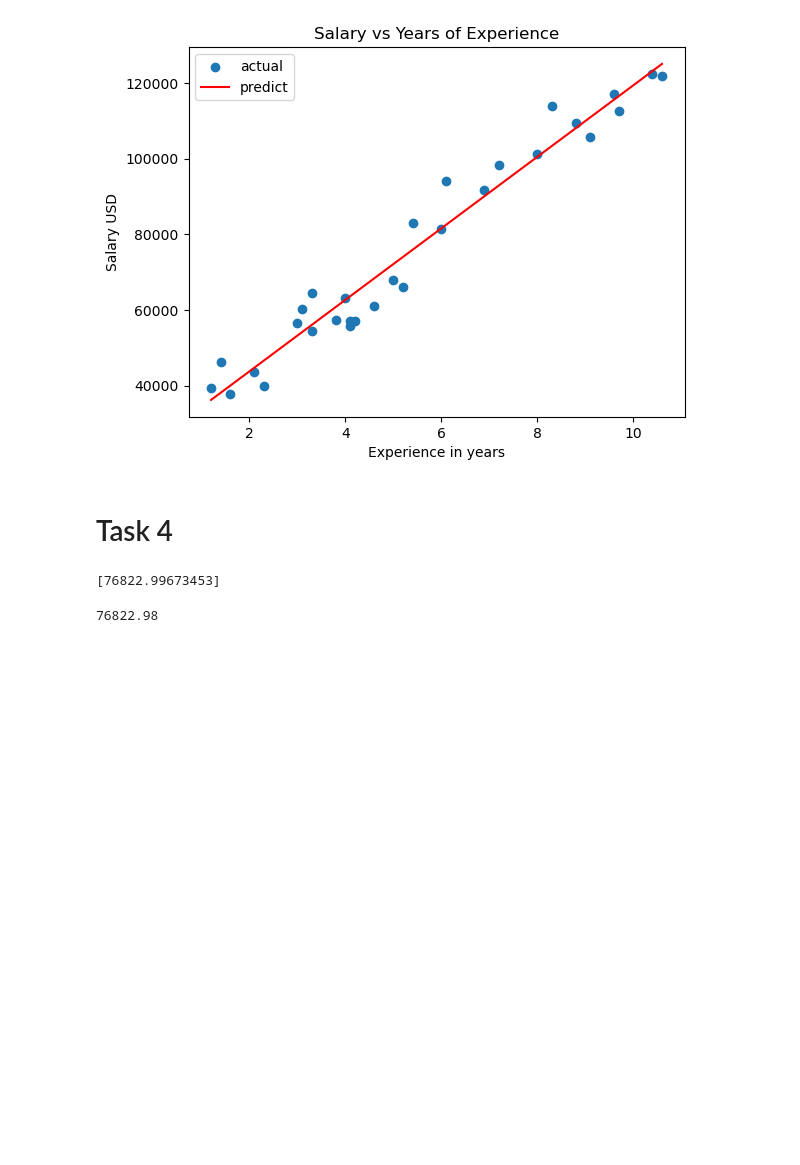
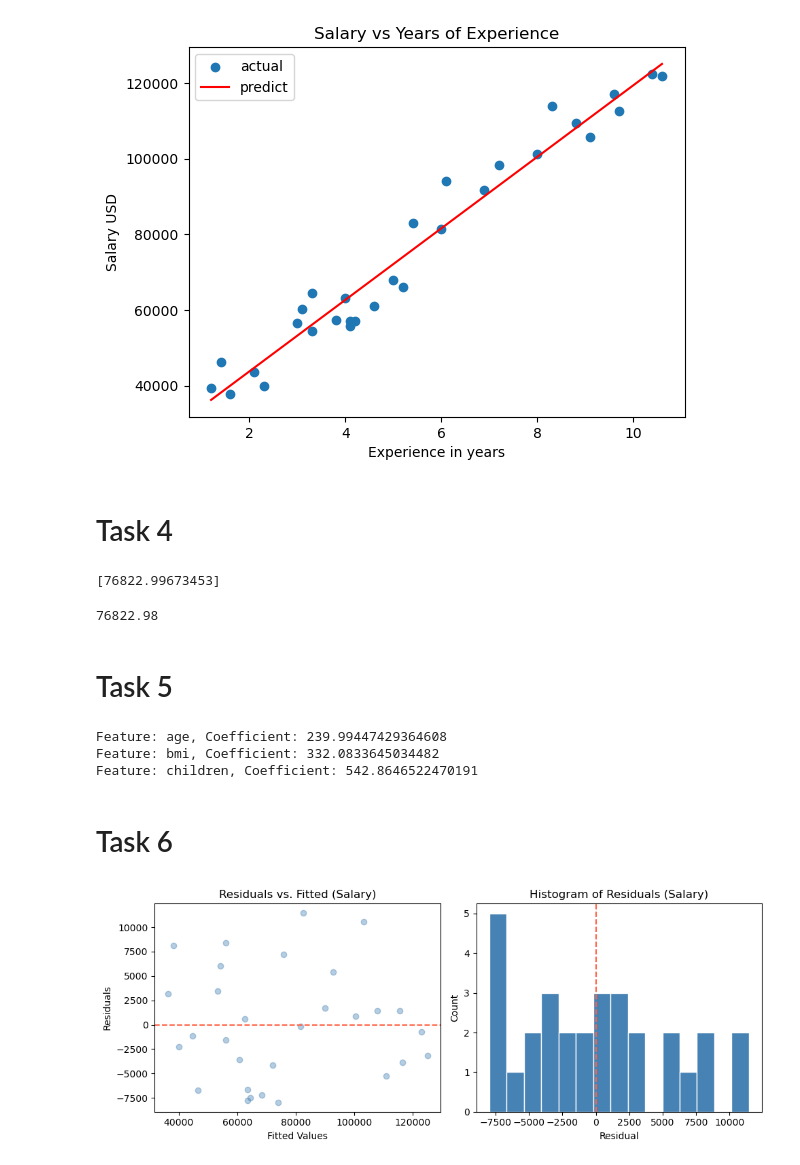
Before and after one commit to BrianFri/LinearRegression, a Jupyter notebook: LinearRegression.ipynb, the cells around one changed output. Drawn from its saved outputs; the diff is of its cells as text; code cells hidden in the pictures; blank space fills up the shorter version.

Commit message:
Completed through Task 6, working on 7

```diff
--- a/LinearRegression.ipynb
+++ b/LinearRegression.ipynb
@@ -67,3 +67,53 @@ print(24848.20 + (9449.96 * 5.5))
 #First you have the intercet then you add it to the coefficient multiplied by the YearsExperience
 # %% [output]
 76822.98
+# %% [markdown]
+# Task 5
+# %%
+X_ins = insurance_df[['age','bmi','children']]
+y_ins = insurance_df['charges']
+
+model_ins = LinearRegression()
+model_ins.fit(X_ins, y_ins)
+
+for feat, coef in zip(X_ins.columns, model_ins.coef_):
+    print(f'Feature: {feat}, Coefficient: {coef}')
+
+# Age coefficient: For every year older, insurance charges go up by $240
+# BMI coefficient: for every increase in BMI, insurance charges go up by $332
+# Children coefficent: for every additional child, charges go up by $543
+# %% [output]
+Feature: age, Coefficient: 239.99447429364608
+Feature: bmi, Coefficient: 332.0833645034482
+Feature: children, Coefficient: 542.8646522470191
+# %% [markdown]
+# Task 6
+# %%
+salary_df['predicted'] = model.predict(X_salary)
+salary_df['residual'] = salary_df['Salary'] - salary_df['predicted']
+
+plt.figure(figsize=(10, 4))
+
+plt.subplot(1, 2, 1)
+plt.scatter(salary_df['predicted'], salary_df['residual'],
+            color='steelblue', alpha=0.4)
+plt.axhline(0, color='tomato', linestyle='--')
+plt.xlabel('Fitted Values')
+plt.ylabel('Residuals')
+plt.title('Residuals vs. Fitted (Salary)')
+
+plt.subplot(1, 2, 2)
+plt.hist(salary_df['residual'], bins=15, color='steelblue',
+         edgecolor='white')
+plt.axvline(0, color='tomato', linestyle='--')
+plt.xlabel('Residual')
+plt.ylabel('Count')
+plt.title('Histogram of Residuals (Salary)')
+
+plt.tight_layout()
+plt.show()
+
+# Yes the residuals look evenly spread
+# No the residuals don't look bell-shaped, they appear skewed left. The model frequently predicts salary too high
+# %% [output]
+[figure, added]
```
Also changed, not shown: parts of 3 cells of this notebook.
